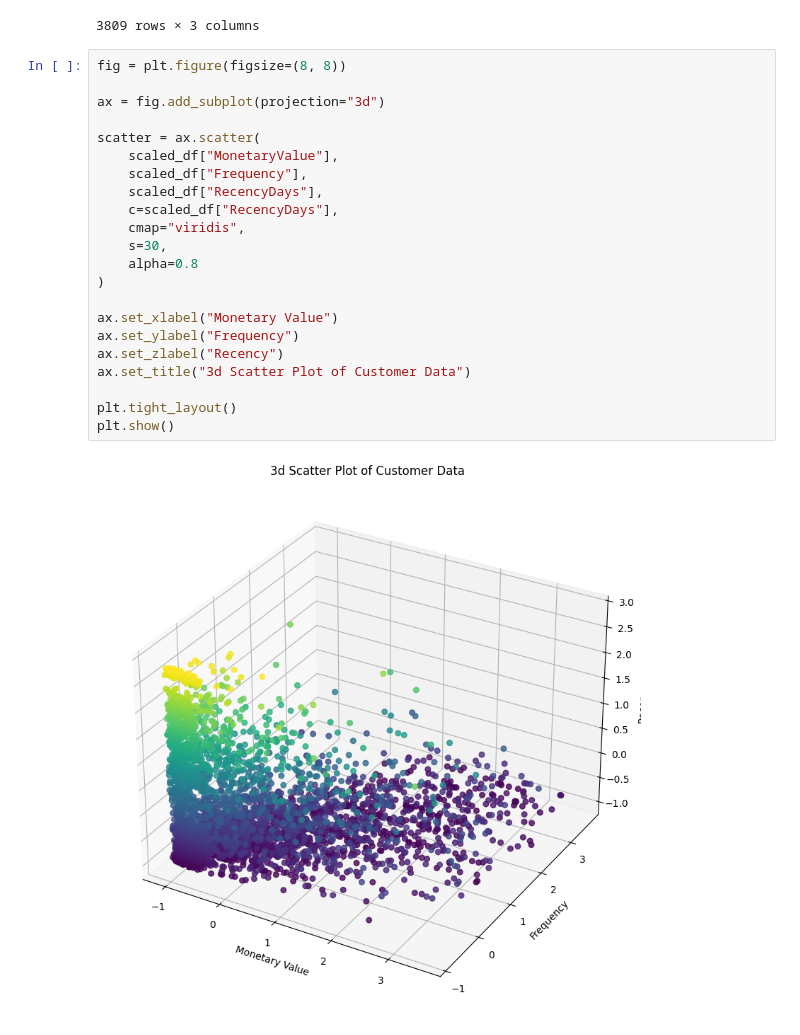
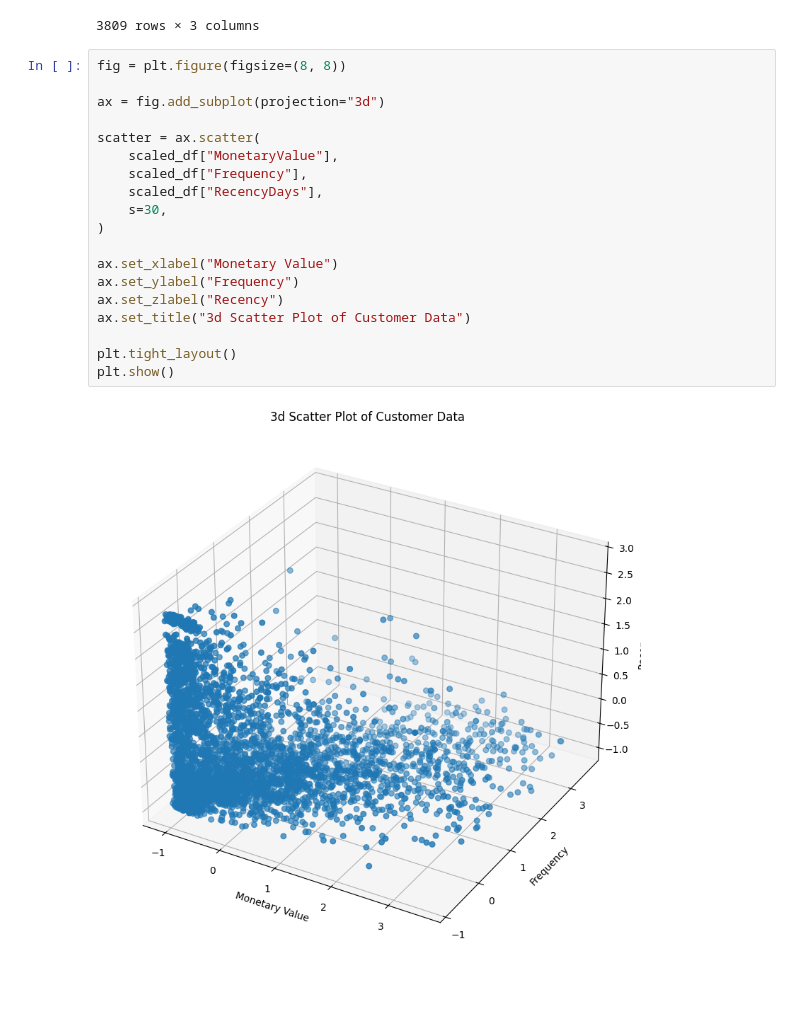
Before and after one commit to Achronus/data-exploration, a Jupyter notebook: retail-customer-analysis/analysis.ipynb, the cells around one changed output. Drawn from its saved outputs; the diff is of its cells as text; blank space fills up the shorter version.

```diff
--- a/retail-customer-analysis/analysis.ipynb
+++ b/retail-customer-analysis/analysis.ipynb
@@ -821,25 +818,22 @@ scaled_df
 # %%
 fig = plt.figure(figsize=(8, 8))
 
 ax = fig.add_subplot(projection="3d")
 
 scatter = ax.scatter(
     scaled_df["MonetaryValue"],
     scaled_df["Frequency"],
     scaled_df["RecencyDays"],
-    c=scaled_df["RecencyDays"],
-    cmap="viridis",
     s=30,
-    alpha=0.8
 )
 
 ax.set_xlabel("Monetary Value")
 ax.set_ylabel("Frequency")
 ax.set_zlabel("Recency")
 ax.set_title("3d Scatter Plot of Customer Data")
 
 plt.tight_layout()
 plt.show()
 # %% [output]
-[figure, old version]
+[figure, new version]
 # %% [markdown]
```
Also changed, not shown: parts of 13 cells of this notebook.
